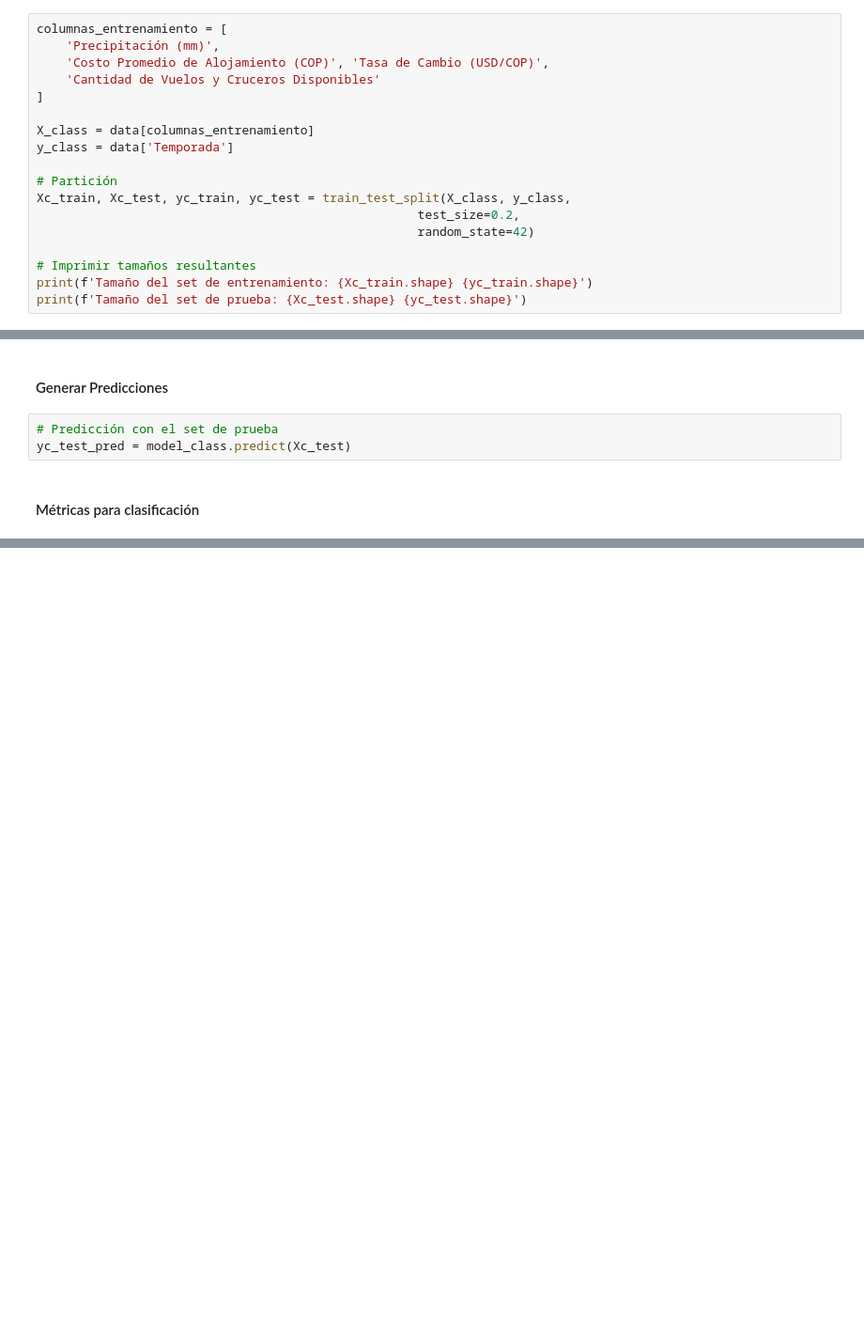
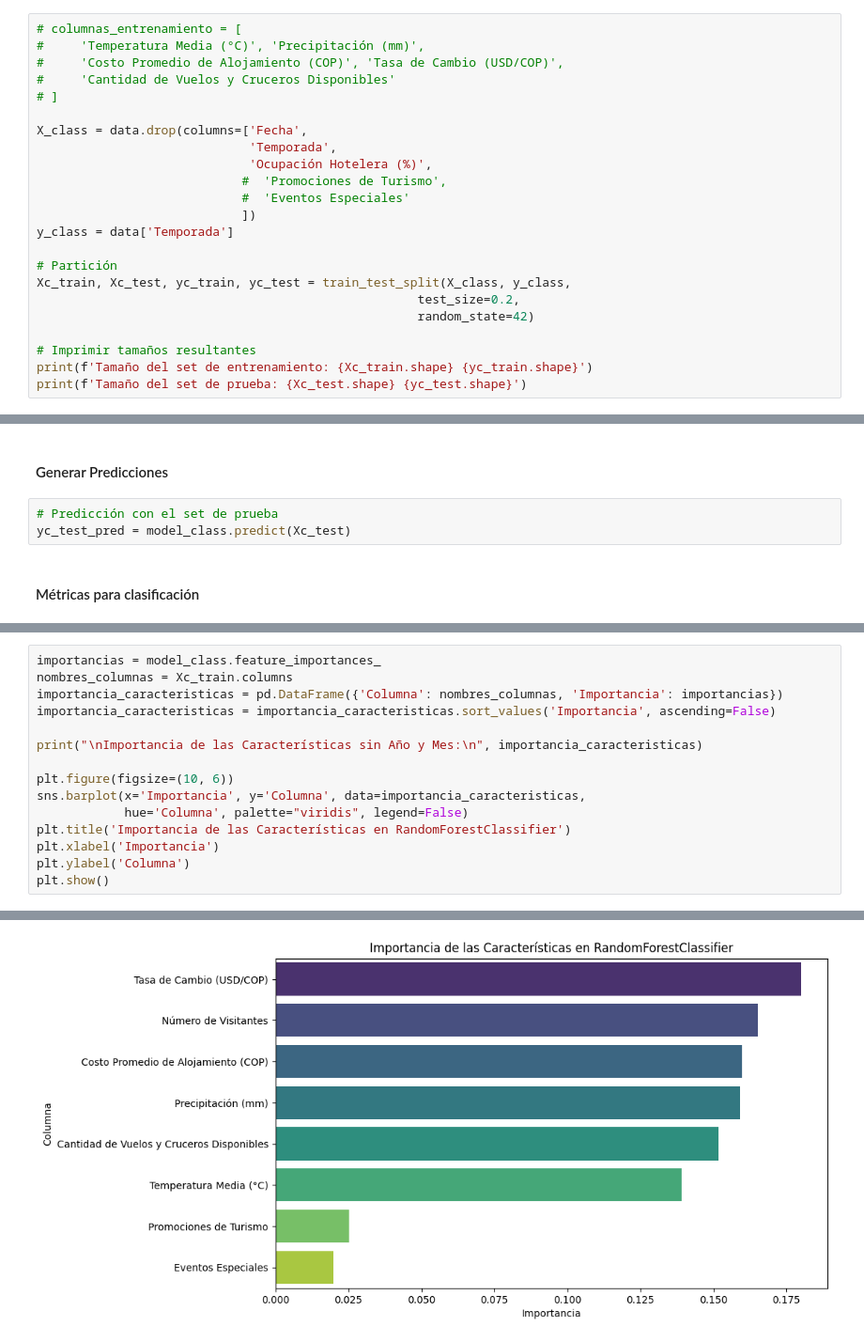
Before and after one commit to JohnReyes02/Talento_tech, a Jupyter notebook: semana_6/taller_grupo.ipynb, the cells around one changed output, grey strips where cells are left out. Shown: that part at 94% size. Drawn from its saved outputs; the diff is of its cells as text; blank space fills up the shorter version.

```diff
--- a/semana_6/taller_grupo.ipynb
+++ b/semana_6/taller_grupo.ipynb
@@ -231,13 +396,18 @@ data.head()
 # %% [markdown]
 #### Dividir el conjunto de datos en entrenamiento y prueba
 # %%
-columnas_entrenamiento = [
-    'Precipitación (mm)',
-    'Costo Promedio de Alojamiento (COP)', 'Tasa de Cambio (USD/COP)',
-    'Cantidad de Vuelos y Cruceros Disponibles'
-]
+# columnas_entrenamiento = [
+#     'Temperatura Media (°C)', 'Precipitación (mm)',
+#     'Costo Promedio de Alojamiento (COP)', 'Tasa de Cambio (USD/COP)',
+#     'Cantidad de Vuelos y Cruceros Disponibles'
+# ]
 
-X_class = data[columnas_entrenamiento]
+X_class = data.drop(columns=['Fecha',
+                             'Temporada',
+                             'Ocupación Hotelera (%)',
+                            #  'Promociones de Turismo',
+                            #  'Eventos Especiales'
+                            ])
 y_class = data['Temporada']
 
 # Partición
@@ -287,0 +477,16 @@ print(classification_report(yc_test, yc_test_pred))
+# %%
+importancias = model_class.feature_importances_
+nombres_columnas = Xc_train.columns
+importancia_caracteristicas = pd.DataFrame({'Columna': nombres_columnas, 'Importancia': importancias})
+importancia_caracteristicas = importancia_caracteristicas.sort_values('Importancia', ascending=False)
+
+print("\nImportancia de las Características sin Año y Mes:\n", importancia_caracteristicas)
+
+plt.figure(figsize=(10, 6))
+sns.barplot(x='Importancia', y='Columna', data=importancia_caracteristicas,
+            hue='Columna', palette="viridis", legend=False)
+plt.title('Importancia de las Características en RandomForestClassifier')
+plt.xlabel('Importancia')
+plt.ylabel('Columna')
+plt.show()
+# %% [output]
@@ -288,2 +503,3 @@ print(classification_report(yc_test, yc_test_pred))
+[figure, added]
 # %%
 nuevos_datos_class = {
```
Also changed, not shown: parts of 81 cells of this notebook, 35 other files.
